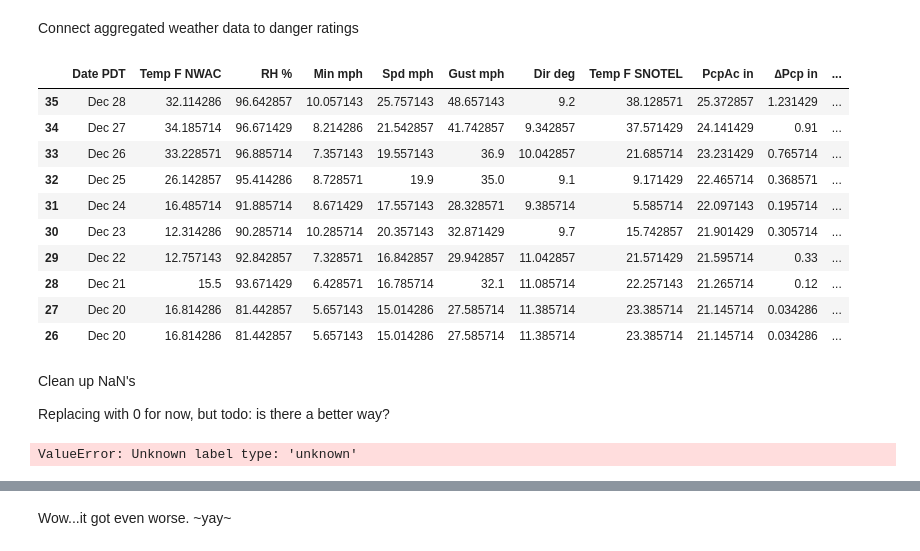
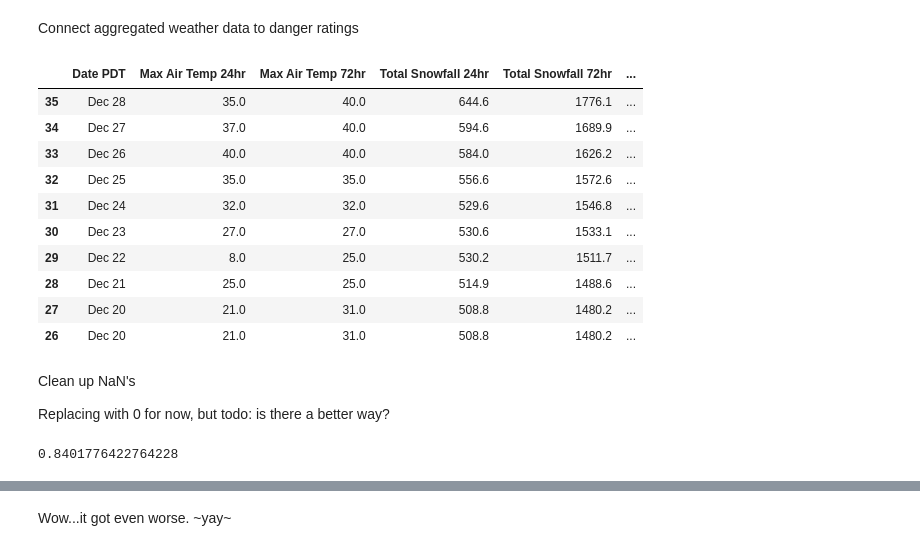
Before and after one commit to itsjpb/470-avalanche-prediction, a Jupyter notebook: jupyter/better_metrics.ipynb, the cells around one changed output, grey strips where cells are left out. Saved outputs shown, nothing was run; the diff lists cells and outputs as text; code cells hidden in the pictures.

```diff
--- a/jupyter/better_metrics.ipynb
+++ b/jupyter/better_metrics.ipynb
@@ -232,7 +232,7 @@ def connect_danger_to_aggregated_weather(seasonal_df, danger_df, result_df):
         snowfall_24 = get_total_snofall(past_day)
         snowfall_72 = get_total_snofall(days_df)
         max_wind_24 = get_max_wind(past_day)
-        # days_df = days_df.drop('Date PDT', axis=1).mean()
+        days_df = days_df.drop('Date PDT', axis=1).mean()
         days_df['Max Air Temp 24hr'] = max_temp_24
         days_df['Max Air Temp 72hr'] = max_temp_72
         days_df['Total Snowfall 24hr'] = snowfall_24
@@ -242,44 +242,47 @@ def connect_danger_to_aggregated_weather(seasonal_df, danger_df, result_df):
         return days_df
 
     def add_and_reindex(result_df, row):
         result_df.loc[-1] = row
         result_df.index = result_df.index+1
         return result_df
 
     def add_date_and_danger(row, date, danger):
         row['Date PDT'] = date
         row ['Danger Rating'] = danger
         return row
 
     # For every danger rating (ie for every day)
     for idx, row in danger_df.iterrows():
         date, date_start = get_date_and_datestart(row)
         # Use this to index the seasonal dataframe
         idx = get_idx(seasonal_df, date_start)
         # Get the past x days
         days_past = get_days_past(seasonal_df)
         # Aggregate them
         agg_past = aggregate(days_past)
         # Tag with date and danger rating
         agg_past = add_date_and_danger(agg_past, date, row['Danger Rating'])
         # Add back into the dataframe
         result_df = add_and_reindex(result_df, agg_past)
+    # Drop a BUNCH of columns
+    cols = [1,2,3,4,5,6,7,8,9,10,11,12,13] # BAD
+    result_df.drop(result_df.columns[cols], axis=1, inplace=True)
     return result_df
 
 training_data = connect_danger_to_aggregated_weather(seasonal_weather, seasonal_danger, training_data)
 training_data.iloc[110:120]
 # %% [output]
-|  | Date PDT | Temp F NWAC | RH % | Min mph | Spd mph | Gust mph | Dir deg | Temp F SNOTEL | PcpAc in | ∆Pcp in | ... |
-| 35 | Dec 28 | 32.114286 | 96.642857 | 10.057143 | 25.757143 | 48.657143 | 9.2 | 38.128571 | 25.372857 | 1.231429 | ... |
-| 34 | Dec 27 | 34.185714 | 96.671429 | 8.214286 | 21.542857 | 41.742857 | 9.342857 | 37.571429 | 24.141429 | 0.91 | ... |
-| 33 | Dec 26 | 33.228571 | 96.885714 | 7.357143 | 19.557143 | 36.9 | 10.042857 | 21.685714 | 23.231429 | 0.765714 | ... |
-| 32 | Dec 25 | 26.142857 | 95.414286 | 8.728571 | 19.9 | 35.0 | 9.1 | 9.171429 | 22.465714 | 0.368571 | ... |
-| 31 | Dec 24 | 16.485714 | 91.885714 | 8.671429 | 17.557143 | 28.328571 | 9.385714 | 5.585714 | 22.097143 | 0.195714 | ... |
-| 30 | Dec 23 | 12.314286 | 90.285714 | 10.285714 | 20.357143 | 32.871429 | 9.7 | 15.742857 | 21.901429 | 0.305714 | ... |
-| 29 | Dec 22 | 12.757143 | 92.842857 | 7.328571 | 16.842857 | 29.942857 | 11.042857 | 21.571429 | 21.595714 | 0.33 | ... |
-| 28 | Dec 21 | 15.5 | 93.671429 | 6.428571 | 16.785714 | 32.1 | 11.085714 | 22.257143 | 21.265714 | 0.12 | ... |
-| 27 | Dec 20 | 16.814286 | 81.442857 | 5.657143 | 15.014286 | 27.585714 | 11.385714 | 23.385714 | 21.145714 | 0.034286 | ... |
-| 26 | Dec 20 | 16.814286 | 81.442857 | 5.657143 | 15.014286 | 27.585714 | 11.385714 | 23.385714 | 21.145714 | 0.034286 | ... |
+|  | Date PDT | Max Air Temp 24hr | Max Air Temp 72hr | Total Snowfall 24hr | Total Snowfall 72hr | ... |
+| 35 | Dec 28 | 35.0 | 40.0 | 644.6 | 1776.1 | ... |
+| 34 | Dec 27 | 37.0 | 40.0 | 594.6 | 1689.9 | ... |
+| 33 | Dec 26 | 40.0 | 40.0 | 584.0 | 1626.2 | ... |
+| 32 | Dec 25 | 35.0 | 35.0 | 556.6 | 1572.6 | ... |
+| 31 | Dec 24 | 32.0 | 32.0 | 529.6 | 1546.8 | ... |
+| 30 | Dec 23 | 27.0 | 27.0 | 530.6 | 1533.1 | ... |
+| 29 | Dec 22 | 8.0 | 25.0 | 530.2 | 1511.7 | ... |
+| 28 | Dec 21 | 25.0 | 25.0 | 514.9 | 1488.6 | ... |
+| 27 | Dec 20 | 21.0 | 31.0 | 508.8 | 1480.2 | ... |
+| 26 | Dec 20 | 21.0 | 31.0 | 508.8 | 1480.2 | ... |
 # %% [markdown]
 Clean up NaN's
 
@@ -287,7 +290,7 @@ Replacing with 0 for now, but todo: is there a better way?
 # %%
 from sklearn.model_selection import train_test_split
 from sklearn.metrics import r2_score
-from sklearn.ensemble import RandomForestClassifier # used regressor originally
+from sklearn.ensemble import RandomForestRegressor # used regressor originally
 
 # date isn't a number, and isn't relevant (yet)
 try:
@@ -301,14 +304,14 @@ y = training_data[drop]
 
 x_train, x_test, y_train, y_test = train_test_split(x, y, random_state=0)
 
-rf_regressor = RandomForestClassifier(random_state=0)
+rf_regressor = RandomForestRegressor(random_state=0)
 
 rf_regressor.fit(x_train, y_train)
 
 y_pred_train = rf_regressor.predict(x_train)
 r2_score(y_train, y_pred_train)
 # %% [output]
-ValueError: Unknown label type: 'unknown'
+0.8401776422764228
 # %%
 y_pred = rf_regressor.predict(x_test)
 r2_score(y_test, y_pred)
```
Also changed, not shown: parts of 2 cells of this notebook.
